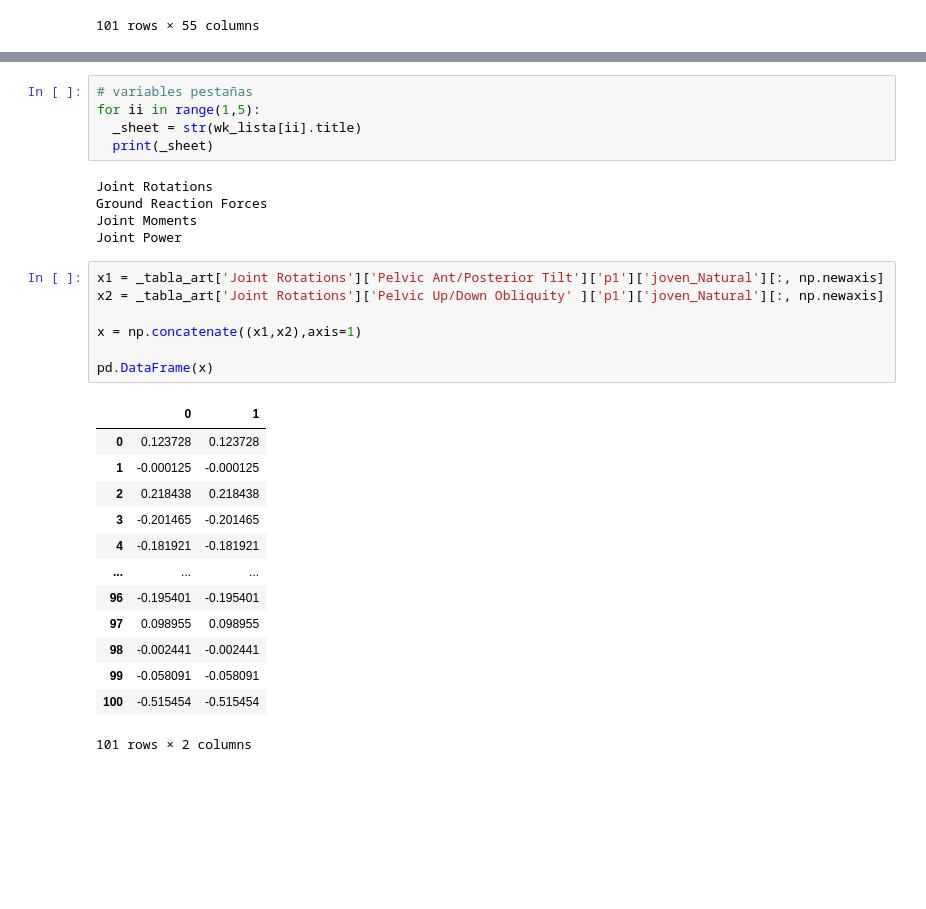
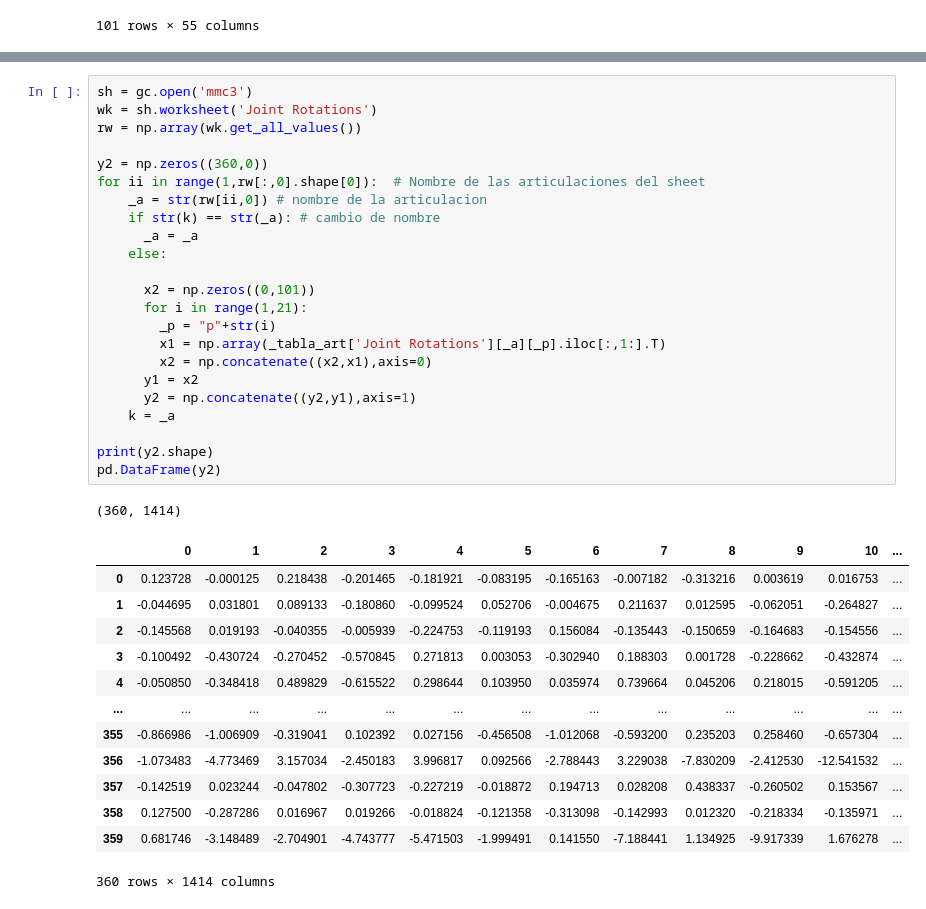
Before and after one commit to Beta628427/Tesis, a Jupyter notebook: 2_Beta___Cod/Beta_PCA/PCA_Cod_master_v2.ipynb, the cells around one changed output, grey strips where cells are left out. Drawn from its saved outputs; the diff is of its cells as text; blank space fills up the shorter version.

```diff
--- a/2_Beta___Cod/Beta_PCA/PCA_Cod_master_v2.ipynb
+++ b/2_Beta___Cod/Beta_PCA/PCA_Cod_master_v2.ipynb
@@ -237,34 +237,41 @@ for ii in range(1,5):
           for _per in range(1,pd.DataFrame(per).shape[0]):
             personas[per[_per]][vari][m] = num_gener[_per-1]
             _tabla_art[_sheet][_artic] = personas
-# %%
-# variables pestañas
-for ii in range(1,5):
-  _sheet = str(wk_lista[ii].title)
-  print(_sheet)
-# %% [output]
-Joint Rotations
-Ground Reaction Forces
-Joint Moments
-Joint Power
-# %%
-x1 = _tabla_art['Joint Rotations']['Pelvic Ant/Posterior Tilt']['p1']['joven_Natural'][:, np.newaxis]
-x2 = _tabla_art['Joint Rotations']['Pelvic Up/Down Obliquity' ]['p1']['joven_Natural'][:, np.newaxis]
-
-x = np.concatenate((x1,x2),axis=1)
-
-pd.DataFrame(x)
-# %% [output]
-|  | 0 | 1 |
-| 0 | 0.123728 | 0.123728 |
-| 1 | -0.000125 | -0.000125 |
-| 2 | 0.218438 | 0.218438 |
-| 3 | -0.201465 | -0.201465 |
-| 4 | -0.181921 | -0.181921 |
-| ... | ... | ... |
-| 96 | -0.195401 | -0.195401 |
-| 97 | 0.098955 | 0.098955 |
-| 98 | -0.002441 | -0.002441 |
-| 99 | -0.058091 | -0.058091 |
-| 100 | -0.515454 | -0.515454 |
-101 rows × 2 columns
+# %%
+sh = gc.open('mmc3')
+wk = sh.worksheet('Joint Rotations')
+rw = np.array(wk.get_all_values())
+
+y2 = np.zeros((360,0))
+for ii in range(1,rw[:,0].shape[0]):  # Nombre de las articulaciones del sheet
+    _a = str(rw[ii,0]) # nombre de la articulacion
+    if str(k) == str(_a): # cambio de nombre
+      _a = _a
+    else:
+
+      x2 = np.zeros((0,101))
+      for i in range(1,21):
+        _p = "p"+str(i)
+        x1 = np.array(_tabla_art['Joint Rotations'][_a][_p].iloc[:,1:].T)
+        x2 = np.concatenate((x2,x1),axis=0)
+      y1 = x2
+      y2 = np.concatenate((y2,y1),axis=1)
+    k = _a
+
+print(y2.shape)
+pd.DataFrame(y2)
+# %% [output]
+(360, 1414)
+|  | 0 | 1 | 2 | 3 | 4 | 5 | 6 | 7 | 8 | 9 | 10 | ... |
+| 0 | 0.123728 | -0.000125 | 0.218438 | -0.201465 | -0.181921 | -0.083195 | -0.165163 | -0.007182 | -0.313216 | 0.003619 | 0.016753 | ... |
+| 1 | -0.044695 | 0.031801 | 0.089133 | -0.180860 | -0.099524 | 0.052706 | -0.004675 | 0.211637 | 0.012595 | -0.062051 | -0.264827 | ... |
+| 2 | -0.145568 | 0.019193 | -0.040355 | -0.005939 | -0.224753 | -0.119193 | 0.156084 | -0.135443 | -0.150659 | -0.164683 | -0.154556 | ... |
+| 3 | -0.100492 | -0.430724 | -0.270452 | -0.570845 | 0.271813 | 0.003053 | -0.302940 | 0.188303 | 0.001728 | -0.228662 | -0.432874 | ... |
+| 4 | -0.050850 | -0.348418 | 0.489829 | -0.615522 | 0.298644 | 0.103950 | 0.035974 | 0.739664 | 0.045206 | 0.218015 | -0.591205 | ... |
+| ... | ... | ... | ... | ... | ... | ... | ... | ... | ... | ... | ... | ... |
+| 355 | -0.866986 | -1.006909 | -0.319041 | 0.102392 | 0.027156 | -0.456508 | -1.012068 | -0.593200 | 0.235203 | 0.258460 | -0.657304 | ... |
+| 356 | -1.073483 | -4.773469 | 3.157034 | -2.450183 | 3.996817 | 0.092566 | -2.788443 | 3.229038 | -7.830209 | -2.412530 | -12.541532 | ... |
+| 357 | -0.142519 | 0.023244 | -0.047802 | -0.307723 | -0.227219 | -0.018872 | 0.194713 | 0.028208 | 0.438337 | -0.260502 | 0.153567 | ... |
+| 358 | 0.127500 | -0.287286 | 0.016967 | 0.019266 | -0.018824 | -0.121358 | -0.313098 | -0.142993 | 0.012320 | -0.218334 | -0.135971 | ... |
+| 359 | 0.681746 | -3.148489 | -2.704901 | -4.743777 | -5.471503 | -1.999491 | 0.141550 | -7.188441 | 1.134925 | -9.917339 | 1.676278 | ... |
+360 rows × 1414 columns
```
Also changed, not shown: parts of 1 cell of this notebook.
